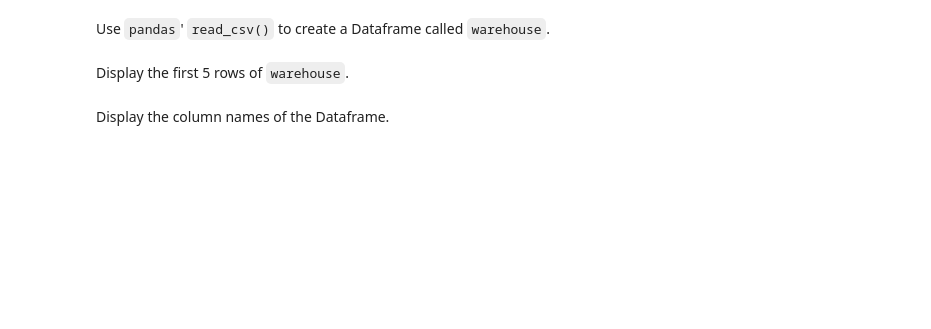
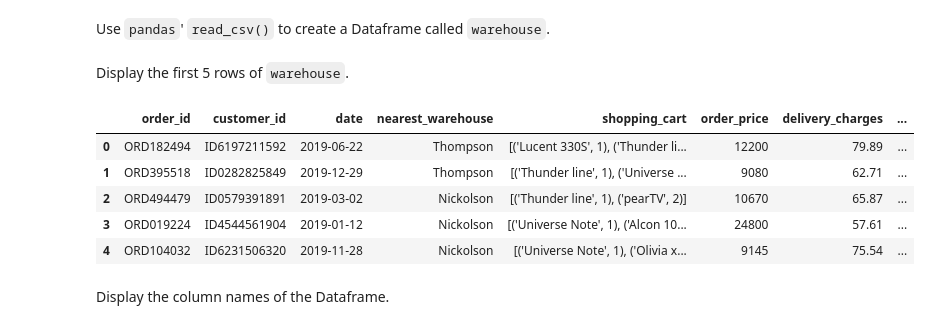
Before and after one commit to EPIC-Campus-LPS/cleaning-warehouse-data-rachelarnold123, a Jupyter notebook: Lab1.1.ipynb, the cells around one changed output. Cells and saved outputs as stored; diff of their text form; code cells hidden in the pictures; blank space fills up the shorter version.

```diff
--- a/Lab1.1.ipynb
+++ b/Lab1.1.ipynb
@@ -40,4 +45,13 @@ Use `pandas`' `read_csv()` to create a Dataframe called `warehouse`.
 # %% [markdown]
 Display the first 5 rows of `warehouse`.
+# %%
+df.head(5)
+# %% [output]
+|  | order_id | customer_id | date | nearest_warehouse | shopping_cart | order_price | delivery_charges | ... |
+| 0 | ORD182494 | ID6197211592 | 2019-06-22 | Thompson | [('Lucent 330S', 1), ('Thunder li... | 12200 | 79.89 | ... |
+| 1 | ORD395518 | ID0282825849 | 2019-12-29 | Thompson | [('Thunder line', 1), ('Universe ... | 9080 | 62.71 | ... |
+| 2 | ORD494479 | ID0579391891 | 2019-03-02 | Nickolson | [('Thunder line', 1), ('pearTV', 2)] | 10670 | 65.87 | ... |
+| 3 | ORD019224 | ID4544561904 | 2019-01-12 | Nickolson | [('Universe Note', 1), ('Alcon 10... | 24800 | 57.61 | ... |
+| 4 | ORD104032 | ID6231506320 | 2019-11-28 | Nickolson | [('Universe Note', 1), ('Olivia x... | 9145 | 75.54 | ... |
 # %% [markdown]
 Display the column names of the Dataframe.
```
Also changed, not shown: parts of 21 cells of this notebook.
